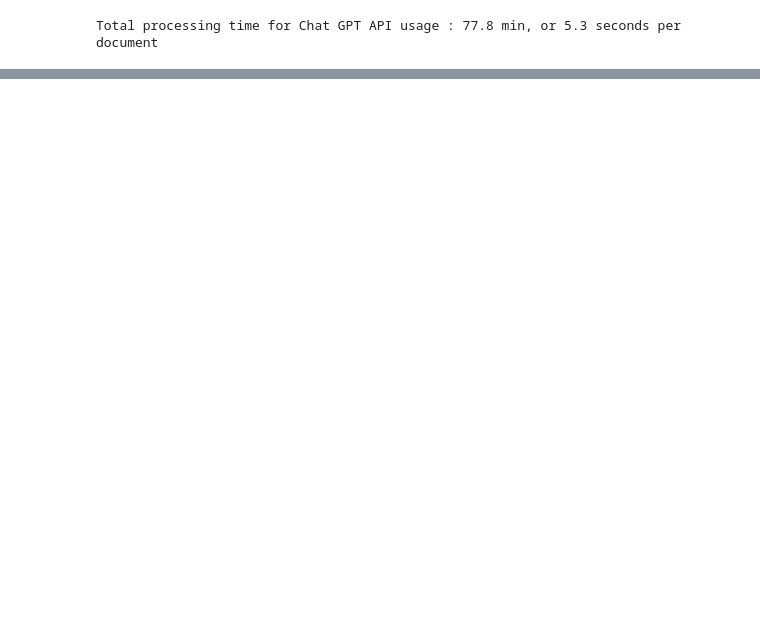
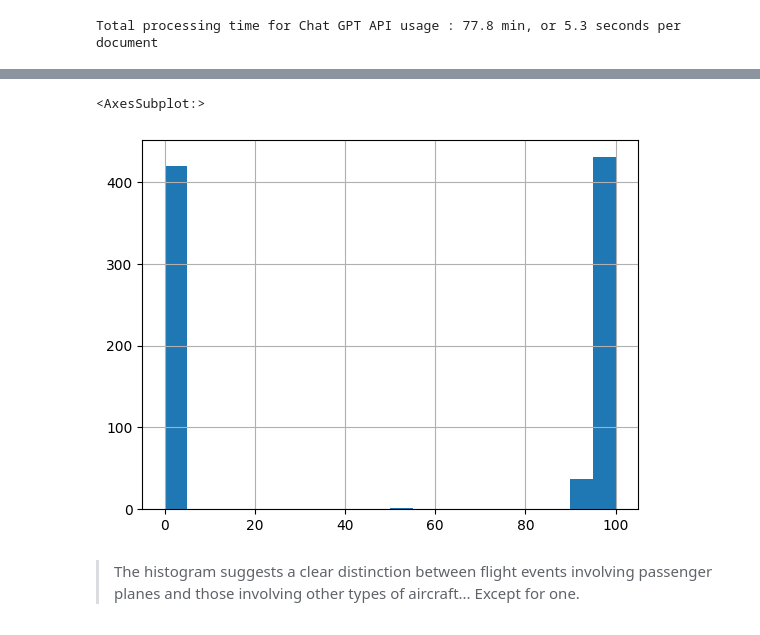
Before and after one commit to kwonowk/aviation-safety, a Jupyter notebook: aviation_incidents.ipynb, the cells around one changed output, grey strips where cells are left out. Saved outputs shown, nothing was run; the diff lists cells and outputs as text; code cells hidden in the pictures; blank space fills up the shorter version.

```diff
--- a/aviation_incidents.ipynb
+++ b/aviation_incidents.ipynb
@@ -174,0 +167,4 @@ df.to_csv('aviation_events.csv')
+# %%
+df = pd.read_csv('aviation_events.csv').iloc[:,1:]
+print(df.shape)
+df.head()
@@ -174,0 +180,8 @@ df.to_csv('aviation_events.csv')
+# %%
+# Checking probability of events being categorized as "passenger" flight
+df.passenger_probability_pct.hist(bins = 20)
+# %% [output]
+<AxesSubplot:>
+[figure, added]
+# %% [markdown]
+> The histogram suggests a clear distinction between flight events involving passenger planes and those involving other types of aircraft... Except for one.
```
Also changed, not shown: parts of 29 cells of this notebook.
